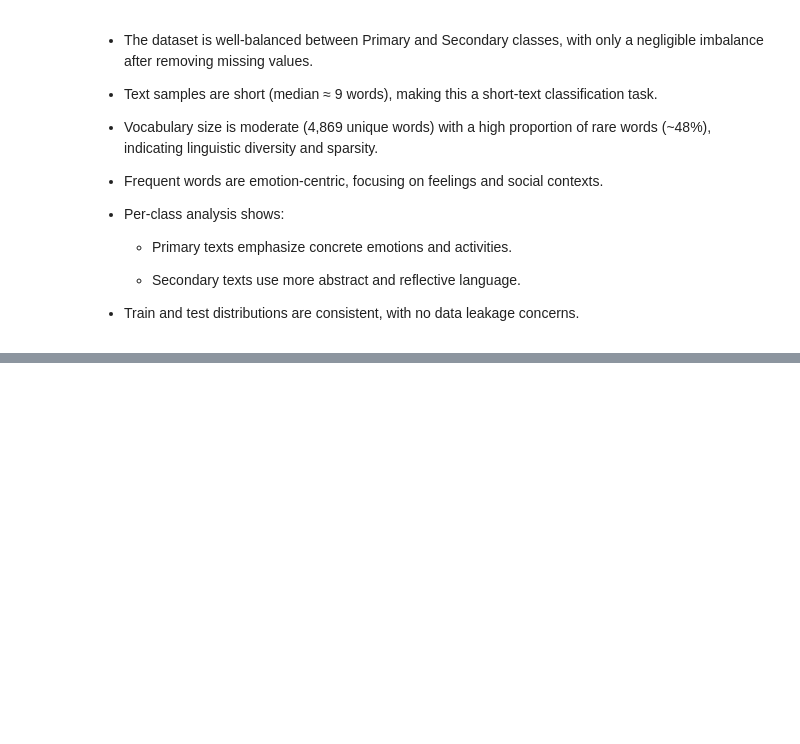
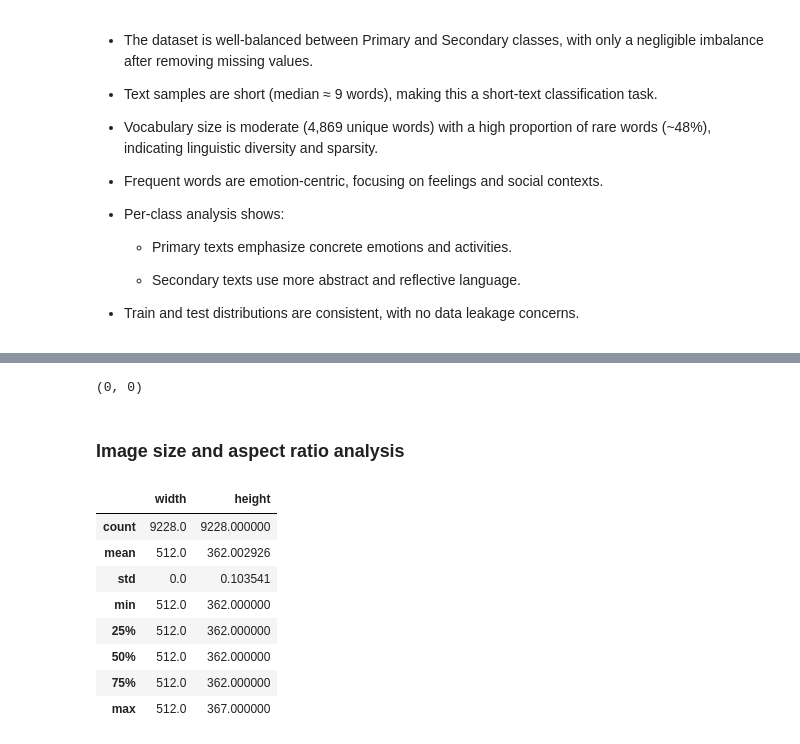
Before and after one commit to sanidavidanagama/DSGP15_Project, a Jupyter notebook: ml-models/education/notebooks/education_eda.ipynb, the cells around one changed output, grey strips where cells are left out. Drawn from its saved outputs; the diff is of its cells as text; code cells hidden in the pictures; blank space fills up the shorter version.

```diff
--- a/ml-models/education/notebooks/education_eda.ipynb
+++ b/ml-models/education/notebooks/education_eda.ipynb
@@ -435,0 +479,6 @@ While both classes express emotions, Primary texts tend to focus on immediate ex
+# %%
+len(corrupted_train), len(corrupted_test)
+# %% [output]
+(0, 0)
+# %% [markdown]
+### Image size and aspect ratio analysis
@@ -435,0 +499,13 @@ While both classes express emotions, Primary texts tend to focus on immediate ex
+# %%
+df_sizes = pd.DataFrame(sizes, columns=["width", "height"])
+df_sizes.describe()
+# %% [output]
+|  | width | height |
+| count | 9228.0 | 9228.000000 |
+| mean | 512.0 | 362.002926 |
+| std | 0.0 | 0.103541 |
+| min | 512.0 | 362.000000 |
+| 25% | 512.0 | 362.000000 |
+| 50% | 512.0 | 362.000000 |
+| 75% | 512.0 | 362.000000 |
+| max | 512.0 | 367.000000 |
```
Also changed, not shown: parts of 16 cells of this notebook.
